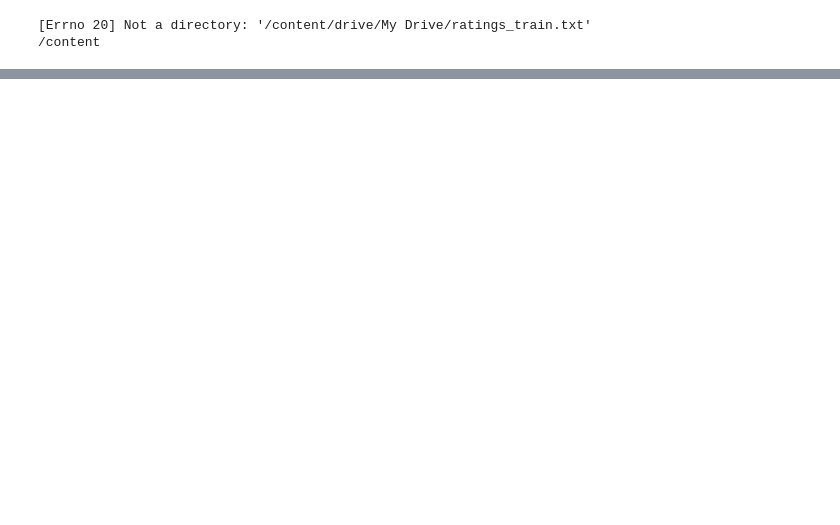
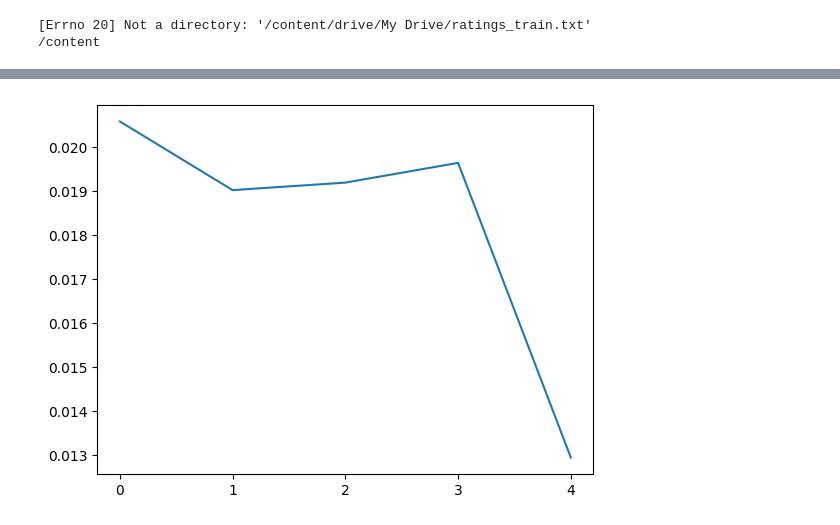
Before and after one commit to seojeongyun/naver_movie_review_sentiment_analysis, a Jupyter notebook: naver_movie_review_sentimentation_classification.ipynb, the cells around one changed output, grey strips where cells are left out. Cells and saved outputs as stored; diff of their text form; code cells hidden in the pictures; blank space fills up the shorter version.

```diff
--- a/naver_movie_review_sentimentation_classification.ipynb
+++ b/naver_movie_review_sentimentation_classification.ipynb
@@ -365,23 +402,40 @@ train_iter = data.Iterator.splits((X_train), batch_size=batch_size, sort=False)
+# %%
+from torch.utils.data.dataloader import DataLoader
+
+ko_object = ko_vector(X_train, y_train_)
+train_loader = DataLoader(ko_object,
+                          batch_size=5,
+                          shuffle=True)
 # %%
-def train(model, train_iter):
+def accuracy(pred, target):
+    return torch.sum(pred == target).item()
+
+
+def train(model, train_loader):
   model.train()
 
   epoch_loss, epoch_acc = 0, 0
-  for batch in train_iter:
+  for i, batch_data in enumerate(train_loader):
     optimizer.zero_grad()
-    x, y = batch.text, batch.label
+    x, y = batch_data[0], batch_data[1]
     y_hat = model(x).squeeze(1)
 
     loss = criterion(y_hat, y)
-
     loss.backward()
     optimizer.step()
 
+    pred = model.predict(y_hat)
+    epoch_acc += accuracy(pred, y)
     epoch_loss += loss.item()
 
-  return epoch_loss / len(train_iter), epoch_acc / len(train_iter)
+  return epoch_loss / (len(train_loader)*5), epoch_acc / (len(train_loader)*5)
-# %%
-for _epoch in range(1,6): # 5 epoch
-  train_loss, train_acc = train(model, train_iter)
+# %%
+train_loss = []
+train_acc = []
+
+for _epoch in range(5): # 5 epoch
+  loss, acc = train(model, train_loader)
+  train_loss.append(loss)
+  train_acc.append(acc)
 # %%
 import matplotlib.pyplot as plt
@@ -409,0 +442,7 @@ print("\n 테스트 정확도: %.4f" % (loaded_model.evaluate(X_test, y_test)[1]
+# %%
+fig = plt.figure()
+plt.plot(list(range(5)), train_loss)
+plt.xticks(list(range(5)), list(range(5)))
+plt.show()
+# %% [output]
+[figure, added]
```
Also changed, not shown: parts of 16 cells of this notebook.
